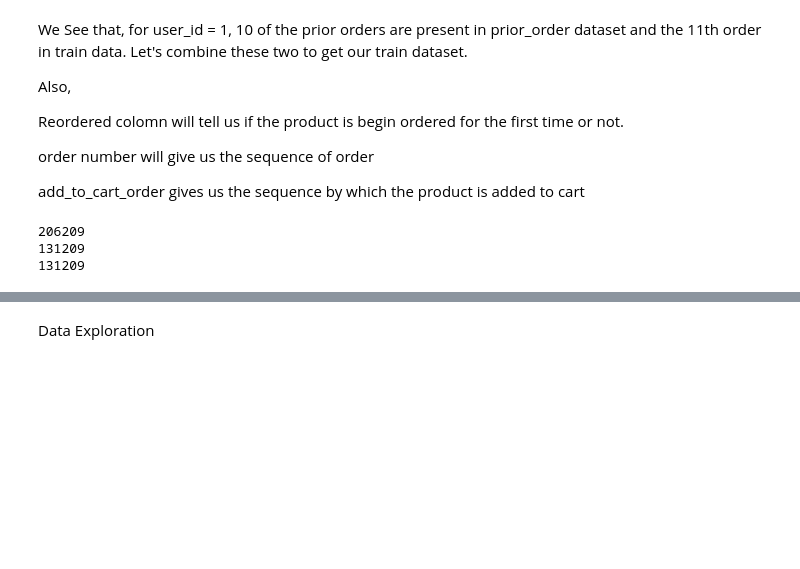
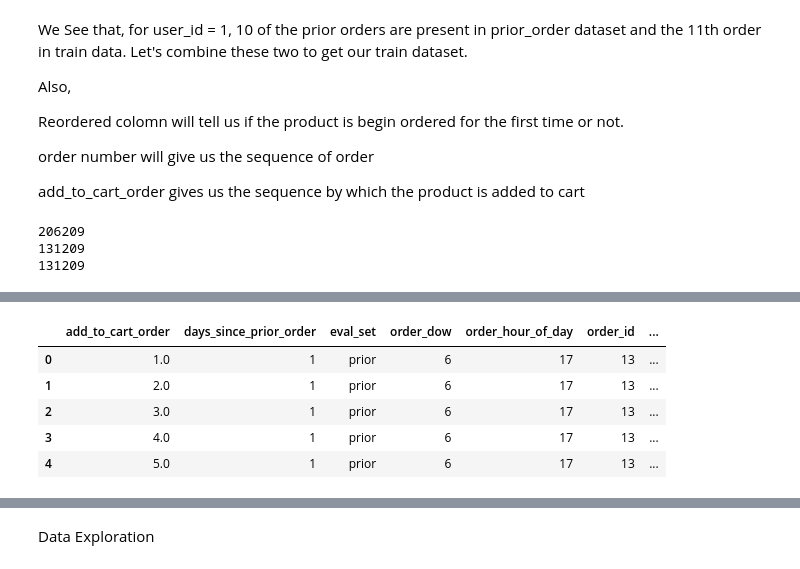
Before and after one commit to gowtham91m/Instacart-Market-Basket-Analysis, a Jupyter notebook: Instacart.ipynb, the cells around one changed output, grey strips where cells are left out. Cells and saved outputs as stored; diff of their text form; code cells hidden in the pictures; blank space fills up the shorter version.

```diff
--- a/Instacart.ipynb
+++ b/Instacart.ipynb
@@ -158,3 +167,22 @@ train = pd.merge(left = train_prior_orders,
 # %%
 # perpare test data
-test = orders[orders.eval_set=='test']
+test_orders = orders[orders.eval_set=='test']
+# %%
+prior_in_test = prior_orders[prior_orders.user_id.isin(test.user_id.unique())]
+# %%
+test_prior_orders = pd.concat([prior_in_test,test_orders])
+# %%
+# Merge goods data to test dataset
+test = pd.merge(left = test_prior_orders,
+                 right = goods,
+                 how = 'left',
+                 on = 'product_id')
+# %%
+test[test.eval_set=='prior'].head()
+# %% [output]
+|  | add_to_cart_order | days_since_prior_order | eval_set | order_dow | order_hour_of_day | order_id | ... |
+| 0 | 1.0 | 1 | prior | 6 | 17 | 13 | ... |
+| 1 | 2.0 | 1 | prior | 6 | 17 | 13 | ... |
+| 2 | 3.0 | 1 | prior | 6 | 17 | 13 | ... |
+| 3 | 4.0 | 1 | prior | 6 | 17 | 13 | ... |
+| 4 | 5.0 | 1 | prior | 6 | 17 | 13 | ... |
```
Also changed, not shown: parts of 3 cells of this notebook.
